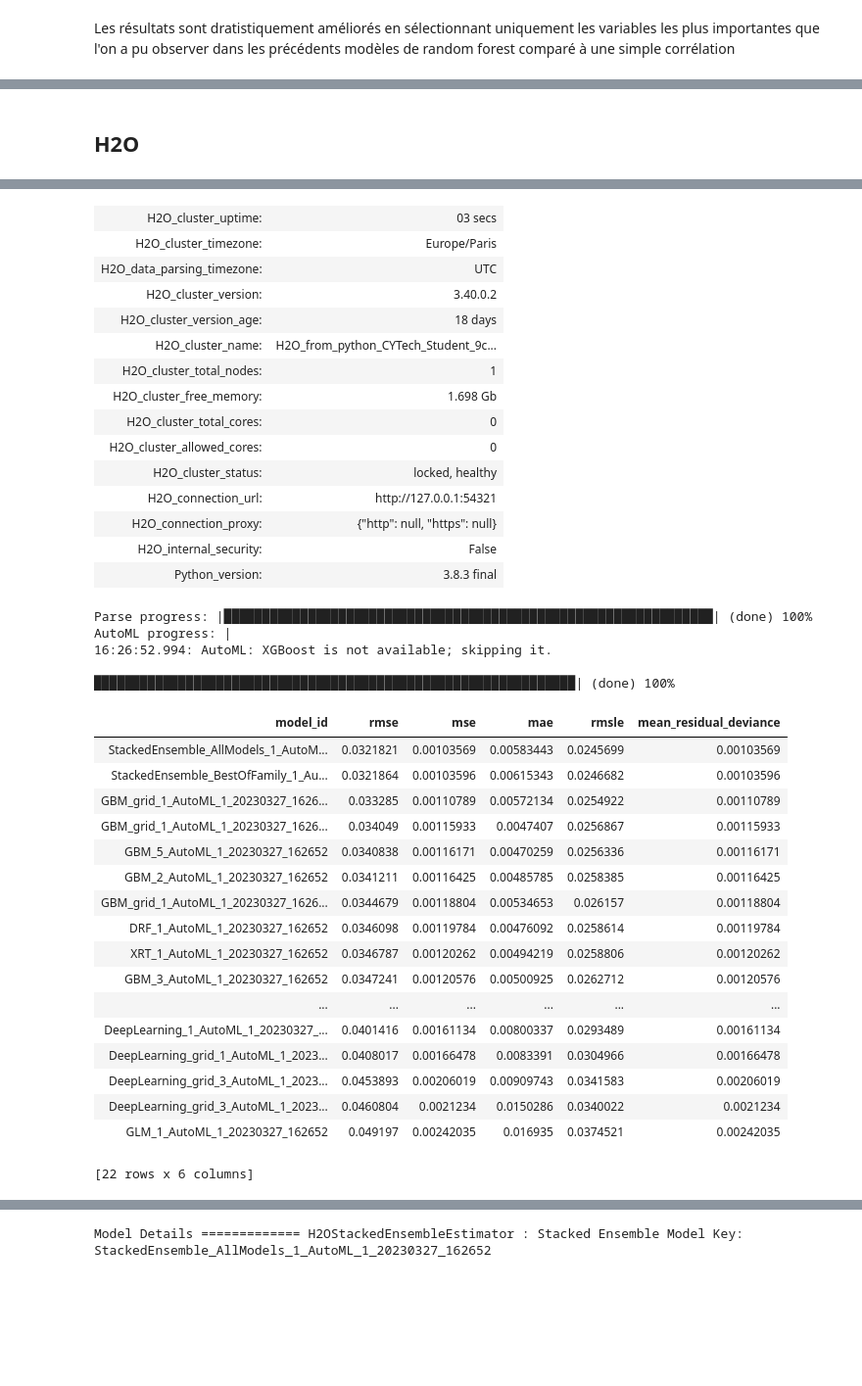
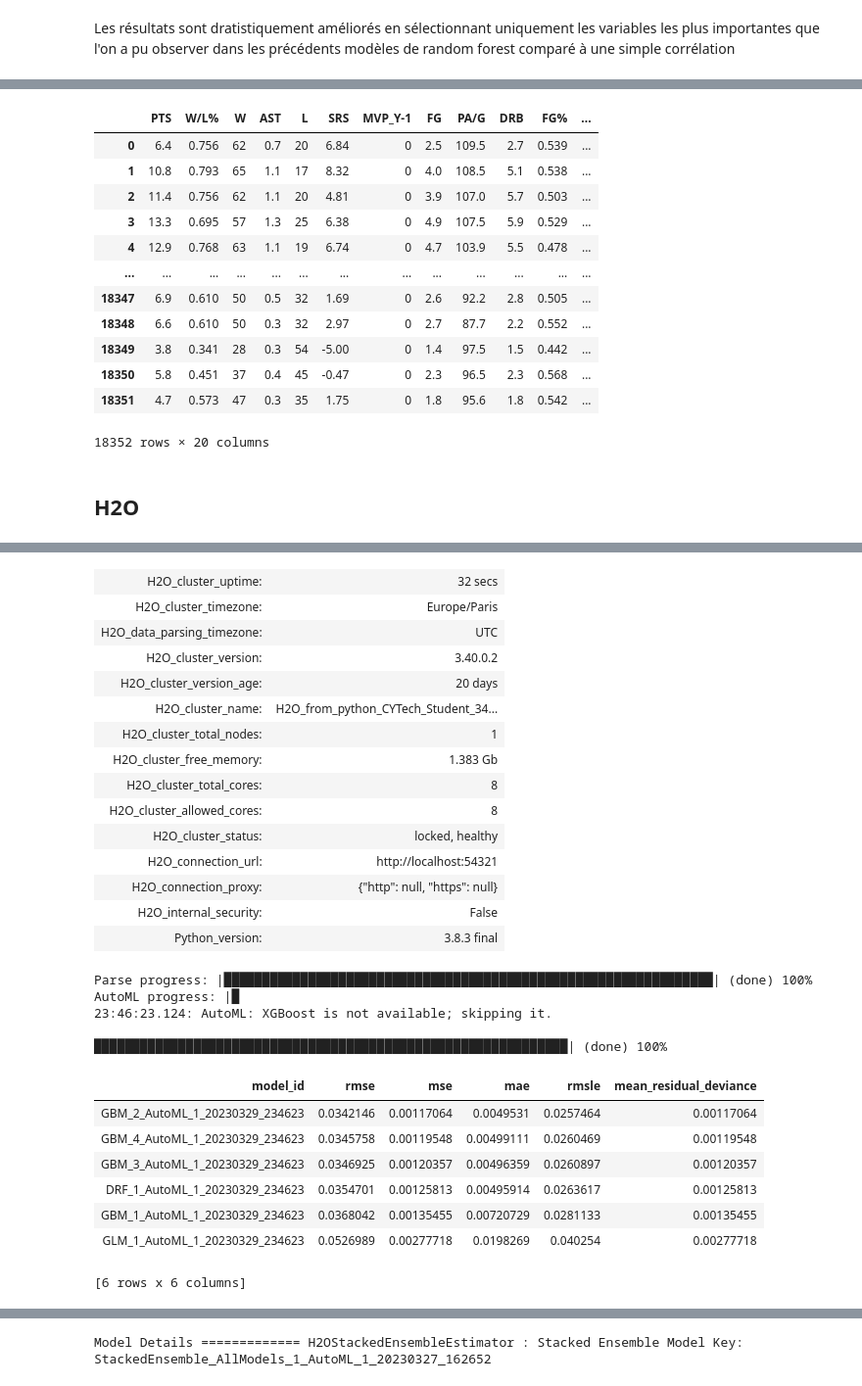
Before and after one commit to MartinErwan/ML_NBA_MVP_Prediction, a Jupyter notebook: PFE_Prediction.ipynb, the cells around one changed output, grey strips where cells are left out. Shown: that part at 98% size. Saved outputs shown, nothing was run; the diff lists cells and outputs as text; code cells hidden in the pictures; blank space fills up the shorter version.

```diff
--- a/PFE_Prediction.ipynb
+++ b/PFE_Prediction.ipynb
@@ -96,10 +96,12 @@ On peut déjà supprimer "Tm" qui donnent exactement les mêmes informations que
 Pour les 3 restantes, on va procédérer à un encodage automatique ( on peut se le permettre car il n'y a pas de relation d'ordre pour ces variables)
 # %%
 DF.drop(columns = ["Tm"], inplace = True)
-labelencoder = LabelEncoder()
-DF['Player'] = labelencoder.fit_transform(DF['Player'])
-DF['Pos'] = labelencoder.fit_transform(DF['Pos'])
-DF['Team'] = labelencoder.fit_transform(DF['Team'])
+labelencoder1 = LabelEncoder()
+labelencoder2 = LabelEncoder()
+labelencoder3 = LabelEncoder()
+DF['Player'] = labelencoder1.fit_transform(DF['Player'])
+DF['Pos'] = labelencoder2.fit_transform(DF['Pos'])
+DF['Team'] = labelencoder3.fit_transform(DF['Team'])
 # %% [markdown]
 Vérifions que la transformation a fonctionné
 # %%
@@ -609,3 +640,6 @@ DF_Merge
 DF_Merge.sort_values("Rank_pred")[["Player_x", "Rank_pred"]].head(10)
 # %%
 DF[DF["Year"]==2023]["Share"]
+# %%
+DF["index"]= DF.index
+DF
@@ -619,18 +667,33 @@ DF[DF["Year"]==2023]["Share"]
 #rmse_tot #RandomForest
 # %%
 # 0.6444892841540494 {'bootstrap': True, 'max_features': 'auto', 'n_estimators': 500, 'random_state': 42}
+DF[selected_features2]
+# %% [output]
+|  | PTS | W/L% | W | AST | L | SRS | MVP_Y-1 | FG | PA/G | DRB | FG% | ... |
+| 0 | 6.4 | 0.756 | 62 | 0.7 | 20 | 6.84 | 0 | 2.5 | 109.5 | 2.7 | 0.539 | ... |
+| 1 | 10.8 | 0.793 | 65 | 1.1 | 17 | 8.32 | 0 | 4.0 | 108.5 | 5.1 | 0.538 | ... |
+| 2 | 11.4 | 0.756 | 62 | 1.1 | 20 | 4.81 | 0 | 3.9 | 107.0 | 5.7 | 0.503 | ... |
+| 3 | 13.3 | 0.695 | 57 | 1.3 | 25 | 6.38 | 0 | 4.9 | 107.5 | 5.9 | 0.529 | ... |
+| 4 | 12.9 | 0.768 | 63 | 1.1 | 19 | 6.74 | 0 | 4.7 | 103.9 | 5.5 | 0.478 | ... |
+| ... | ... | ... | ... | ... | ... | ... | ... | ... | ... | ... | ... | ... |
+| 18347 | 6.9 | 0.610 | 50 | 0.5 | 32 | 1.69 | 0 | 2.6 | 92.2 | 2.8 | 0.505 | ... |
+| 18348 | 6.6 | 0.610 | 50 | 0.3 | 32 | 2.97 | 0 | 2.7 | 87.7 | 2.2 | 0.552 | ... |
+| 18349 | 3.8 | 0.341 | 28 | 0.3 | 54 | -5.00 | 0 | 1.4 | 97.5 | 1.5 | 0.442 | ... |
+| 18350 | 5.8 | 0.451 | 37 | 0.4 | 45 | -0.47 | 0 | 2.3 | 96.5 | 2.3 | 0.568 | ... |
+| 18351 | 4.7 | 0.573 | 47 | 0.3 | 35 | 1.75 | 0 | 1.8 | 95.6 | 1.8 | 0.542 | ... |
+18352 rows × 20 columns
 # %% [markdown]
 ## H2O
 # %%
 h2o.init()
 
 HF = h2o.H2OFrame(DF)
-train =  HF[HF["Year"]!=2021]
-test = HF[HF["Year"]==2021]
-x = train.columns
+train =  HF[HF["Year"]<2023]
+test = HF[HF["Year"]==2023]
+x = HF.columns
 y = "Share"
 x.remove(y)
-aml = H2OAutoML(max_models=20, seed=1)
+aml = H2OAutoML(max_models=20, seed=1,max_runtime_secs = 60)
 aml.train(x=x, y=y, training_frame=train)
 lb = aml.leaderboard
 lb.head(rows=lb.nrows)
@@ -647,38 +702,28 @@ Connecting to H2O server at http://127.0.0.1:54321 ... successful.
-| H2O_cluster_uptime: | 03 secs |
+| H2O_cluster_uptime: | 32 secs |
 | H2O_cluster_timezone: | Europe/Paris |
 | H2O_data_parsing_timezone: | UTC |
 | H2O_cluster_version: | 3.40.0.2 |
-| H2O_cluster_version_age: | 18 days |
-| H2O_cluster_name: | H2O_from_python_CYTech_Student_9c... |
+| H2O_cluster_version_age: | 20 days |
+| H2O_cluster_name: | H2O_from_python_CYTech_Student_34... |
 | H2O_cluster_total_nodes: | 1 |
-| H2O_cluster_free_memory: | 1.698 Gb |
-| H2O_cluster_total_cores: | 0 |
-| H2O_cluster_allowed_cores: | 0 |
+| H2O_cluster_free_memory: | 1.383 Gb |
+| H2O_cluster_total_cores: | 8 |
+| H2O_cluster_allowed_cores: | 8 |
 | H2O_cluster_status: | locked, healthy |
-| H2O_connection_url: | http://127.0.0.1:54321 |
+| H2O_connection_url: | http://localhost:54321 |
 | H2O_connection_proxy: | {"http": null, "https": null} |
 | H2O_internal_security: | False |
 | Python_version: | 3.8.3 final |
 Parse progress: |████████████████████████████████████████████████████████████████| (done) 100%
-AutoML progress: |
-16:26:52.994: AutoML: XGBoost is not available; skipping it.
+AutoML progress: |█
+23:46:23.124: AutoML: XGBoost is not available; skipping it.
 
-███████████████████████████████████████████████████████████████| (done) 100%
+██████████████████████████████████████████████████████████████| (done) 100%
 | model_id | rmse | mse | mae | rmsle | mean_residual_deviance |
-| StackedEnsemble_AllModels_1_AutoM... | 0.0321821 | 0.00103569 | 0.00583443 | 0.0245699 | 0.00103569 |
-| StackedEnsemble_BestOfFamily_1_Au... | 0.0321864 | 0.00103596 | 0.00615343 | 0.0246682 | 0.00103596 |
-| GBM_grid_1_AutoML_1_20230327_1626... | 0.033285 | 0.00110789 | 0.00572134 | 0.0254922 | 0.00110789 |
-| GBM_grid_1_AutoML_1_20230327_1626... | 0.034049 | 0.00115933 | 0.0047407 | 0.0256867 | 0.00115933 |
-| GBM_5_AutoML_1_20230327_162652 | 0.0340838 | 0.00116171 | 0.00470259 | 0.0256336 | 0.00116171 |
-| GBM_2_AutoML_1_20230327_162652 | 0.0341211 | 0.00116425 | 0.00485785 | 0.0258385 | 0.00116425 |
-| GBM_grid_1_AutoML_1_20230327_1626... | 0.0344679 | 0.00118804 | 0.00534653 | 0.026157 | 0.00118804 |
-| DRF_1_AutoML_1_20230327_162652 | 0.0346098 | 0.00119784 | 0.00476092 | 0.0258614 | 0.00119784 |
-| XRT_1_AutoML_1_20230327_162652 | 0.0346787 | 0.00120262 | 0.00494219 | 0.0258806 | 0.00120262 |
-| GBM_3_AutoML_1_20230327_162652 | 0.0347241 | 0.00120576 | 0.00500925 | 0.0262712 | 0.00120576 |
-| ... | ... | ... | ... | ... | ... |
-| DeepLearning_1_AutoML_1_20230327_... | 0.0401416 | 0.00161134 | 0.00800337 | 0.0293489 | 0.00161134 |
-| DeepLearning_grid_1_AutoML_1_2023... | 0.0408017 | 0.00166478 | 0.0083391 | 0.0304966 | 0.00166478 |
-| DeepLearning_grid_3_AutoML_1_2023... | 0.0453893 | 0.00206019 | 0.00909743 | 0.0341583 | 0.00206019 |
-| DeepLearning_grid_3_AutoML_1_2023... | 0.0460804 | 0.0021234 | 0.0150286 | 0.0340022 | 0.0021234 |
-| GLM_1_AutoML_1_20230327_162652 | 0.049197 | 0.00242035 | 0.016935 | 0.0374521 | 0.00242035 |
+| GBM_2_AutoML_1_20230329_234623 | 0.0342146 | 0.00117064 | 0.0049531 | 0.0257464 | 0.00117064 |
+| GBM_4_AutoML_1_20230329_234623 | 0.0345758 | 0.00119548 | 0.00499111 | 0.0260469 | 0.00119548 |
+| GBM_3_AutoML_1_20230329_234623 | 0.0346925 | 0.00120357 | 0.00496359 | 0.0260897 | 0.00120357 |
+| DRF_1_AutoML_1_20230329_234623 | 0.0354701 | 0.00125813 | 0.00495914 | 0.0263617 | 0.00125813 |
+| GBM_1_AutoML_1_20230329_234623 | 0.0368042 | 0.00135455 | 0.00720729 | 0.0281133 | 0.00135455 |
+| GLM_1_AutoML_1_20230329_234623 | 0.0526989 | 0.00277718 | 0.0198269 | 0.040254 | 0.00277718 |
-[22 rows x 6 columns]
+[6 rows x 6 columns]
```
Also changed, not shown: parts of 30 cells of this notebook, 6 other files.
